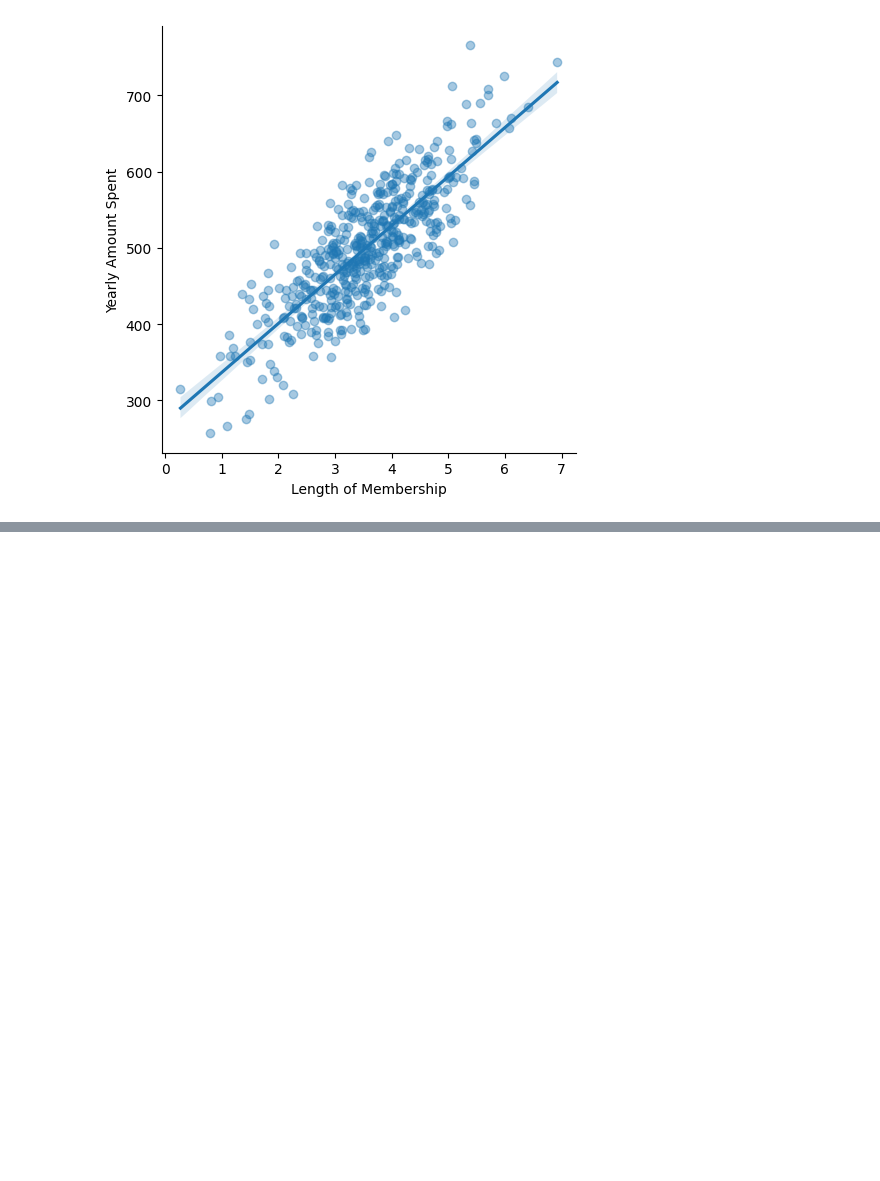
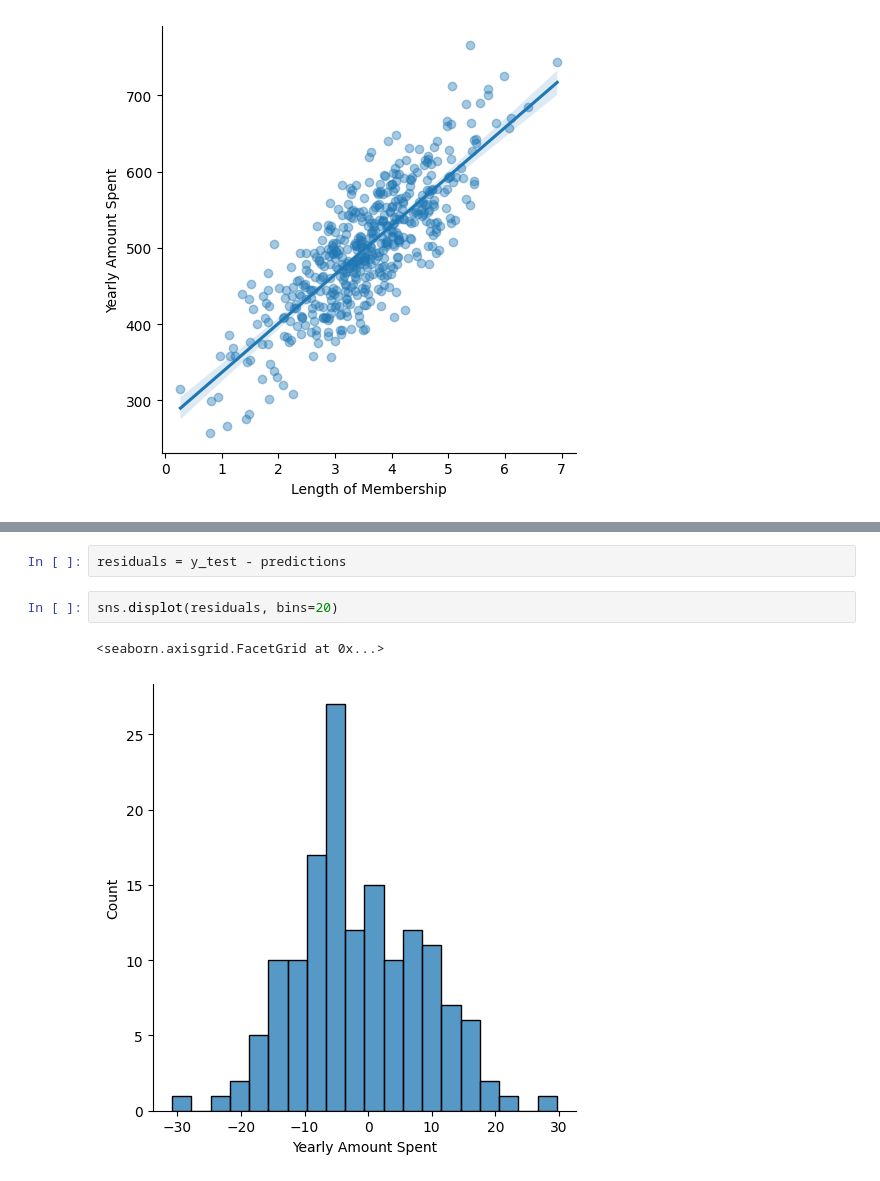
Before and after one commit to mozzam123/ML-LinearRegression-Mastery, a Jupyter notebook: main.ipynb, the cells around one changed output, grey strips where cells are left out. Drawn from its saved outputs; the diff is of its cells as text; blank space fills up the shorter version.

```diff
--- a/main.ipynb
+++ b/main.ipynb
@@ -62,0 +137,7 @@ sns.lmplot(x='Length of Membership', y='Yearly Amount Spent', data=df, scatter_k
+# %%
+residuals = y_test - predictions
+# %%
+sns.displot(residuals, bins=20)
+# %% [output]
+<seaborn.axisgrid.FacetGrid at 0x...>
+[figure, added]
```
Also changed, not shown: parts of 16 cells of this notebook.
